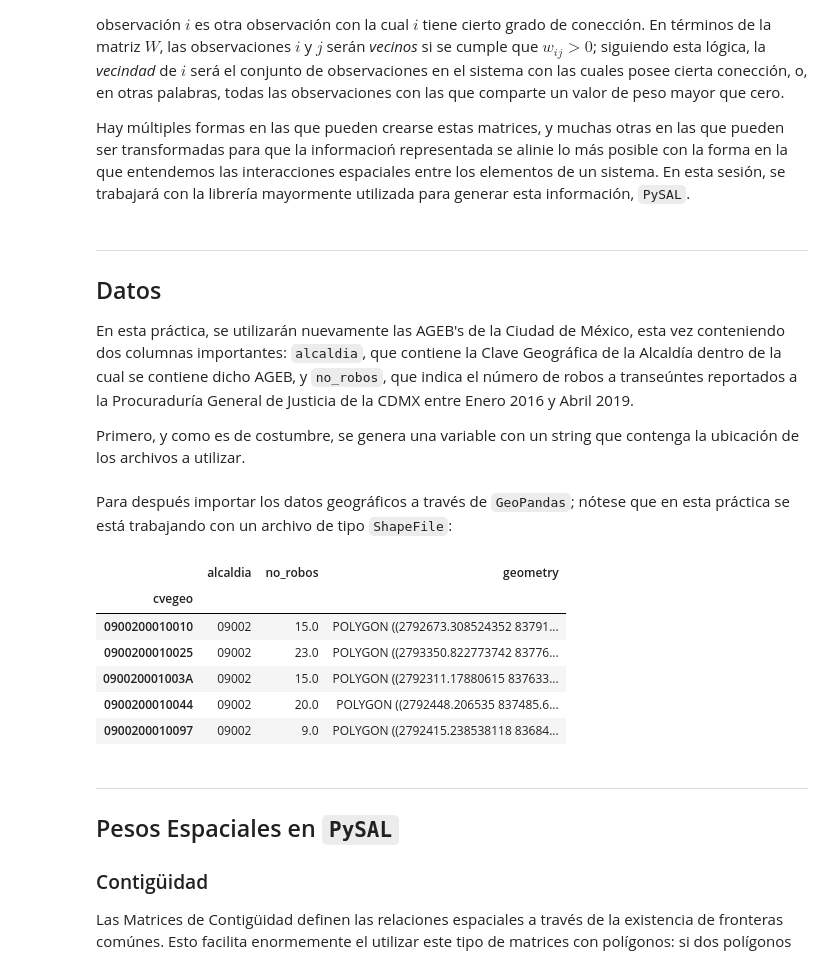
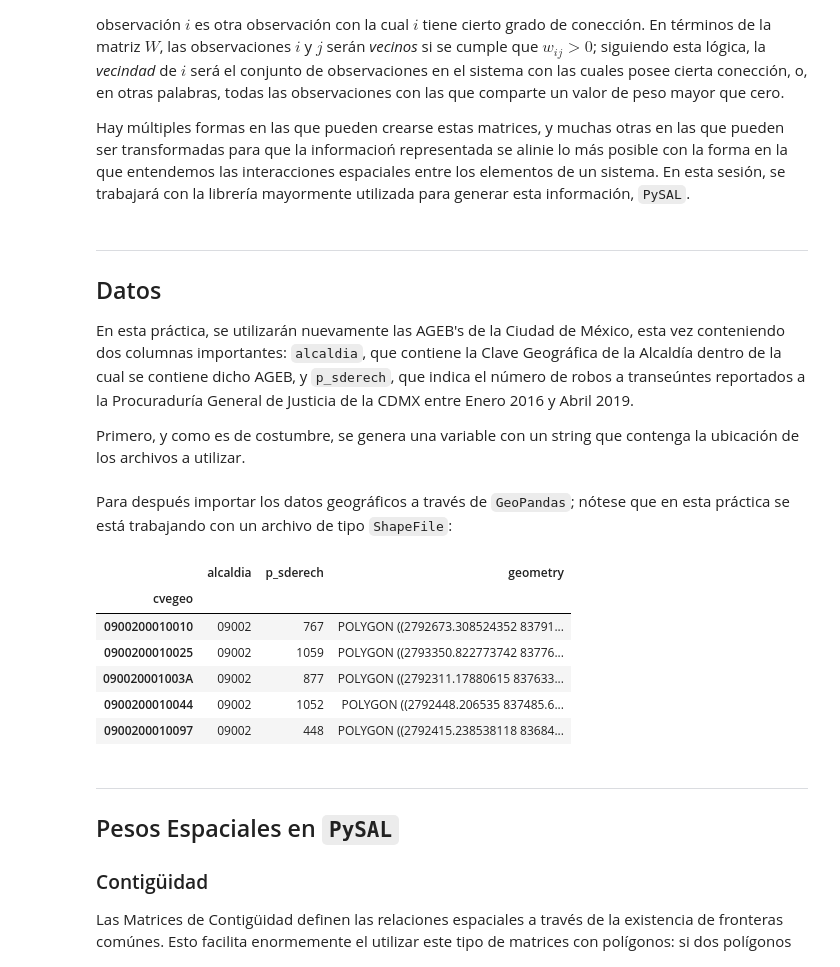
Before and after one commit to CentroGeo/curso-geoinformatica-2, a Jupyter notebook: practica_4/practica_4.ipynb, the cells around one changed output. Cells and saved outputs as stored; diff of their text form; code cells hidden in the pictures.

Commit message:
Adición Práctica 5 sin texto / Cambio .shp Práctica 4

```diff
--- a/practica_4/practica_4.ipynb
+++ b/practica_4/practica_4.ipynb
@@ -30,7 +30,7 @@ import matplotlib.pyplot as plt
 # %% [markdown]
 ___
 ## Datos
-En esta práctica, se utilizarán nuevamente las AGEB's de la Ciudad de México, esta vez conteniendo dos columnas importantes: `alcaldia`, que contiene la Clave Geográfica de la Alcaldía dentro de la cual se contiene dicho AGEB, y `no_robos`, que indica el número de robos a transeúntes reportados a la Procuraduría General de Justicia de la CDMX entre Enero 2016 y Abril 2019.
+En esta práctica, se utilizarán nuevamente las AGEB's de la Ciudad de México, esta vez conteniendo dos columnas importantes: `alcaldia`, que contiene la Clave Geográfica de la Alcaldía dentro de la cual se contiene dicho AGEB, y `p_sderech`, que indica el número de robos a transeúntes reportados a la Procuraduría General de Justicia de la CDMX entre Enero 2016 y Abril 2019.
 
 Primero, y como es de costumbre, se genera una variable con un string que contenga la ubicación de los archivos a utilizar.
 # %%
@@ -39,21 +39,21 @@ f = 'data/'
 Para después importar los datos geográficos a través de `GeoPandas`; nótese que en esta práctica se está trabajando con un archivo de tipo `ShapeFile`:
 # %%
 # Importar el archivo a través de GeoPandas
-agebs = gpd.read_file(f + 'ageb_robos.shp')
+agebs = gpd.read_file(f + 'pob_sinderechohab.shp')
 
 # Asignar las Claves Geográficas como los índices de las tablas
 agebs = agebs.set_index('cvegeo')
 
 # Exporar el contenido de la tabla
 agebs.head()
 # %% [output]
-|  | alcaldia | no_robos | geometry |
+|  | alcaldia | p_sderech | geometry |
 | cvegeo |  |  |  |
-| 0900200010010 | 09002 | 15.0 | POLYGON ((2792673.308524352 83791... |
-| 0900200010025 | 09002 | 23.0 | POLYGON ((2793350.822773742 83776... |
-| 090020001003A | 09002 | 15.0 | POLYGON ((2792311.17880615 837633... |
-| 0900200010044 | 09002 | 20.0 | POLYGON ((2792448.206535 837485.6... |
-| 0900200010097 | 09002 | 9.0 | POLYGON ((2792415.238538118 83684... |
+| 0900200010010 | 09002 | 767 | POLYGON ((2792673.308524352 83791... |
+| 0900200010025 | 09002 | 1059 | POLYGON ((2793350.822773742 83776... |
+| 090020001003A | 09002 | 877 | POLYGON ((2792311.17880615 837633... |
+| 0900200010044 | 09002 | 1052 | POLYGON ((2792448.206535 837485.6... |
+| 0900200010097 | 09002 | 448 | POLYGON ((2792415.238538118 83684... |
 # %% [markdown]
 ___
 ## Pesos Espaciales en `PySAL`
```
Also changed, not shown: parts of 23 cells of this notebook, 17 other files.
